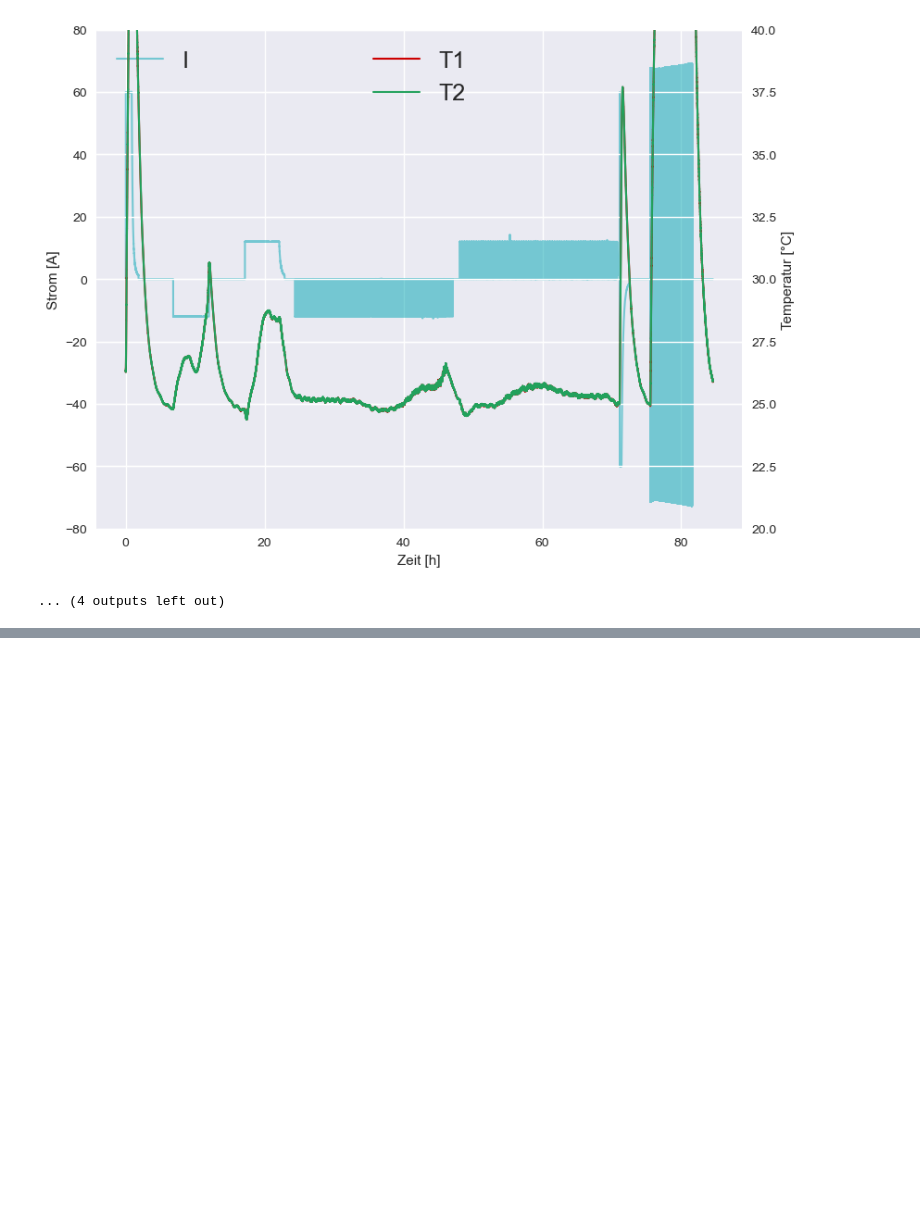
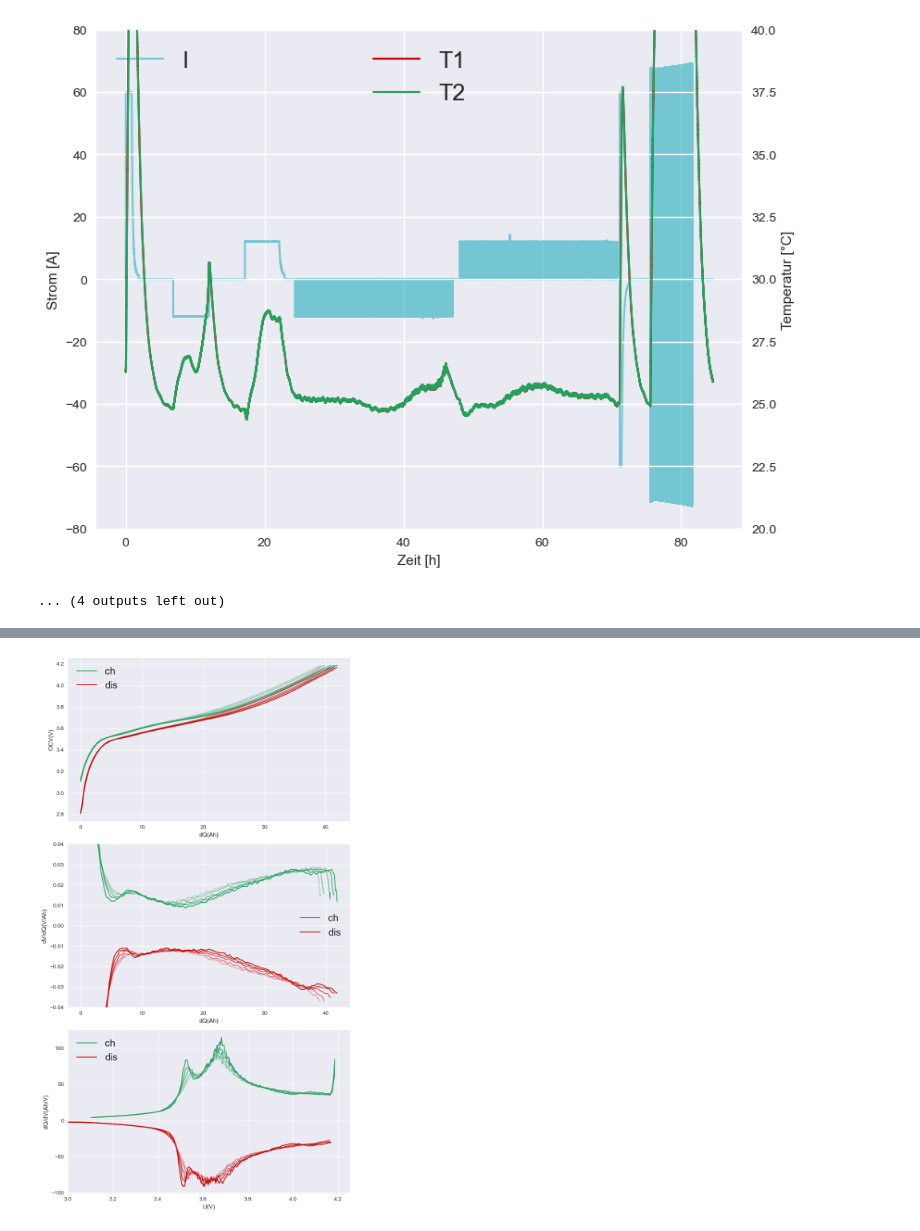
Before and after one commit to dieterduese/Projekt_Entropie, a Jupyter notebook: CheckUp.ipynb, the cells around one changed output, grey strips where cells are left out. Saved outputs shown, nothing was run; the diff lists cells and outputs as text; code cells hidden in the pictures; blank space fills up the shorter version.

```diff
--- a/CheckUp.ipynb
+++ b/CheckUp.ipynb
@@ -540,0 +613,96 @@ CUB21NMC6001_TA_CUage1.txt
+# %%
+OCV={}
+DVA={}
+ICA={}
+# lines_dis=[25,26,27]
+# lines_ch=[36,37,38]
+for i in data_test.keys():
+    OCV[i]={}
+    DVA[i]={}
+    ICA[i]={}
+
+    tempdis=filtplot(data_test[i],26,27,plot=0,col=2)
+    tempdis=ocv(tempdis,27)
+    tempdis = np.vstack((tempdis[1:], tempdis[0]))
+    OCV[i]["dis"]=tempdis
+    tempch=filtplot(data_test[i],37,38,plot=0,col=2)
+    tempch=ocv(tempch,38)
+    tempch = np.vstack((tempch[1:], tempch[0]))
+    OCV[i]["ch"]=tempch
+
+    DVA[i]["ch"]=dva(OCV[i]["ch"][:,0],OCV[i]["ch"][:,2],OCV[i]["ch"][:,4])
+    DVA[i]["dis"]=dva(OCV[i]["dis"][:,0],OCV[i]["dis"][:,2],OCV[i]["dis"][:,4])
+
+    ICA[i]["ch"]=ica(OCV[i]["ch"][:,0],OCV[i]["ch"][:,2],OCV[i]["ch"][:,4],step=1)
+    ICA[i]["dis"]=ica(OCV[i]["dis"][:,0],OCV[i]["dis"][:,2],OCV[i]["dis"][:,4],step=1)
+
+
+for cell in ["4606","6001"]:
+
+    fig, axes = plt.subplots(3, 1, figsize=(8, 15))
+    zähler=0
+    zelle_tests=[test for test in OCV.keys() if cell in test.lower()]
+    zelle_tests=[zelle_tests[-1]]+zelle_tests[:-1]
+    print(zelle_tests)
+
+    for c in zelle_tests:
+
+        anzahl=len(zelle_tests)
+        a=1-zähler/anzahl*0.8
+        label_dis = "dis" if zähler == 0 else None
+        label_ch  = "ch"  if zähler == 0 else None
+        ch = OCV[c]["ch"]
+        dis = OCV[c]["dis"]
+        dQ_ch = ch[:, 4] - min(ch[:, 4])
+        dQ_dis = dis[:, 4] - min(dis[:, 4])
+
+
+        axes[0].plot(dQ_ch, ch[:, 2], color='#22a15c',label=label_ch,alpha=a)
+        axes[0].plot(dQ_dis, dis[:, 2], color='#cc0000',label=label_dis,alpha=a)
+
+
+        dva_ch = DVA[c]["ch"]
+        print(c, OCV[c]["dis"][:5,4])
+        dva_dis = DVA[c]["dis"]
+
+        dvaCH_filt = savgol_filter(dva_ch[:, 1],61, 1)
+        dvaDIS_filt = savgol_filter(dva_dis[:, 1],61, 1)
+
+        axes[1].plot(dva_ch[:, 2],dva_ch[:, 1], color='#22a15c',label=label_ch,alpha=a)
+        axes[1].plot(dva_dis[:, 2], dva_dis[:, 1],color='#cc0000',label=label_dis,alpha=a)
+
+
+        ica_ch = ICA[c]["ch"]
+        ica_dis = ICA[c]["dis"]
+        icaCH_filt = savgol_filter(ica_ch[:, 1], 101, 1)
+        icaDIS_filt = savgol_filter(ica_dis[:, 1], 101, 1)
+        axes[2].plot(ica_ch[:, 2],ica_ch[:, 1], color='#22a15c',label=label_ch,alpha=a)
+        axes[2].plot(ica_dis[:, 2], ica_dis[:, 1],color='#cc0000',label=label_dis,alpha=a)
+
+
+        zähler += 1
+    # fig.title(z)
+    axes[0].set_ylabel('OCV(V)')
+    axes[0].set_xlabel('dQ(Ah)')
+    axes[0].grid(True)
+    axes[0].legend()
+    axes[1].set_ylabel('dV/dQ(V/Ah)')
+    axes[1].set_xlabel('dQ(Ah)')
+    axes[1].set_ylim(-0.04, 0.04)
+    axes[1].grid(True)
+    axes[1].legend()
+    axes[2].set_ylabel('dQ/dV(Ah/V)')
+    axes[2].set_xlabel('U(V)')
+    axes[2].set_xlim(left=3)
+    # axes[2].set_ylim(-1,1)
+    axes[2].grid(True)
+    axes[2].legend()
+    # Passe das Layout der Subplots an
+    plt.tight_layout()
+
+    # Setzt den Titel oberhalb der Figur
+    plt.subplots_adjust(top=0.93)  # Platz für den Titel schaffen
+
+    # Zeige den Plot
+    plt.show()
+# %% [output]
@@ -540,0 +720 @@ CUB21NMC6001_TA_CUage1.txt
+[figure, added]
```
Also changed, not shown: parts of 5 cells of this notebook, 6 other files.
